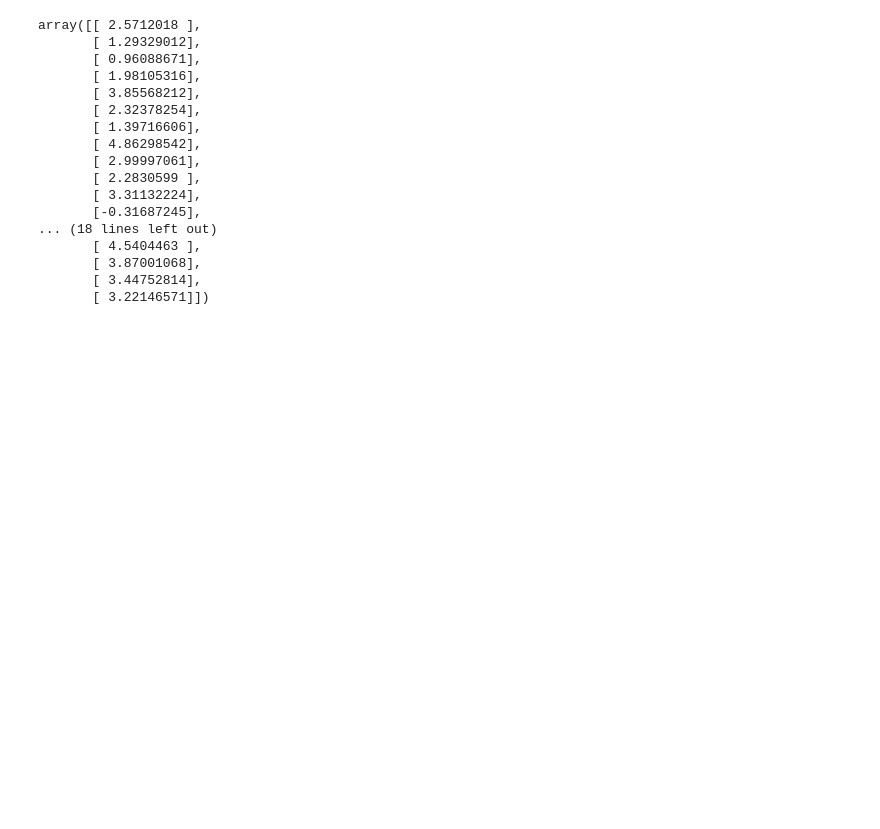
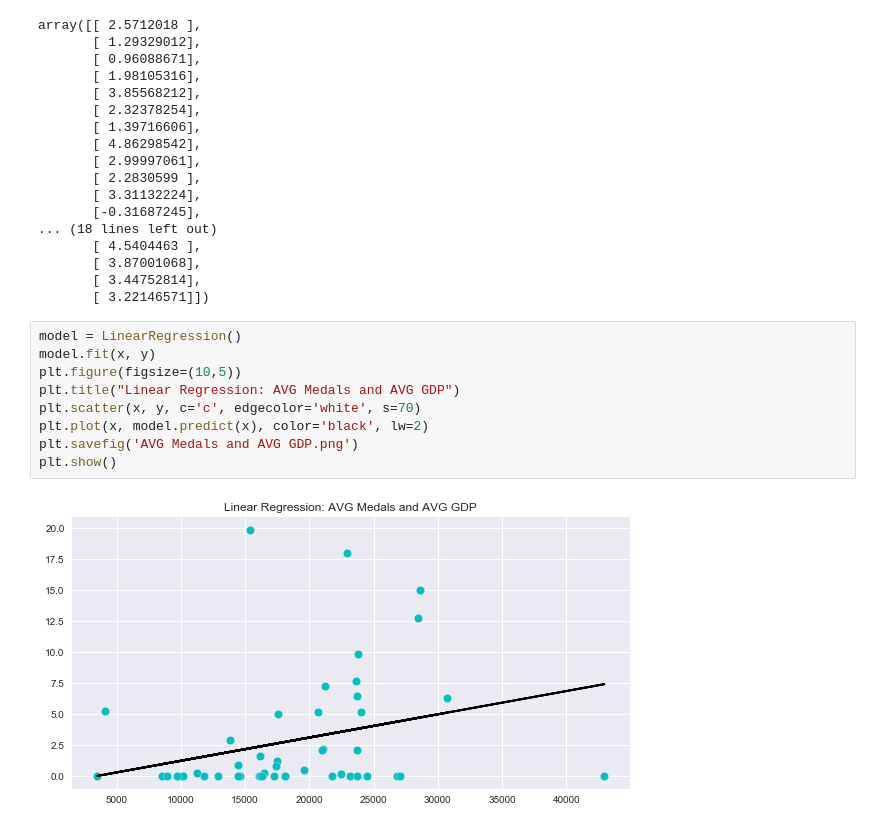
Before and after one commit to dianekvg/bootcamp-project1, a Jupyter notebook: Diane/success_indicators.ipynb, the cells around one changed output. Drawn from its saved outputs; the diff is of its cells as text; blank space fills up the shorter version.

```diff
--- a/Diane/success_indicators.ipynb
+++ b/Diane/success_indicators.ipynb
@@ -166,3 +222,14 @@ array([[ 2.5712018 ],
        [ 3.87001068],
        [ 3.44752814],
        [ 3.22146571]])
+# %%
+model = LinearRegression()
+model.fit(x, y)
+plt.figure(figsize=(10,5))
+plt.title("Linear Regression: AVG Medals and AVG GDP")
+plt.scatter(x, y, c='c', edgecolor='white', s=70)
+plt.plot(x, model.predict(x), color='black', lw=2)
+plt.savefig('AVG Medals and AVG GDP.png')
+plt.show()
+# %% [output]
+[figure, added]
```
Also changed, not shown: parts of 34 cells of this notebook, 4 other files.
